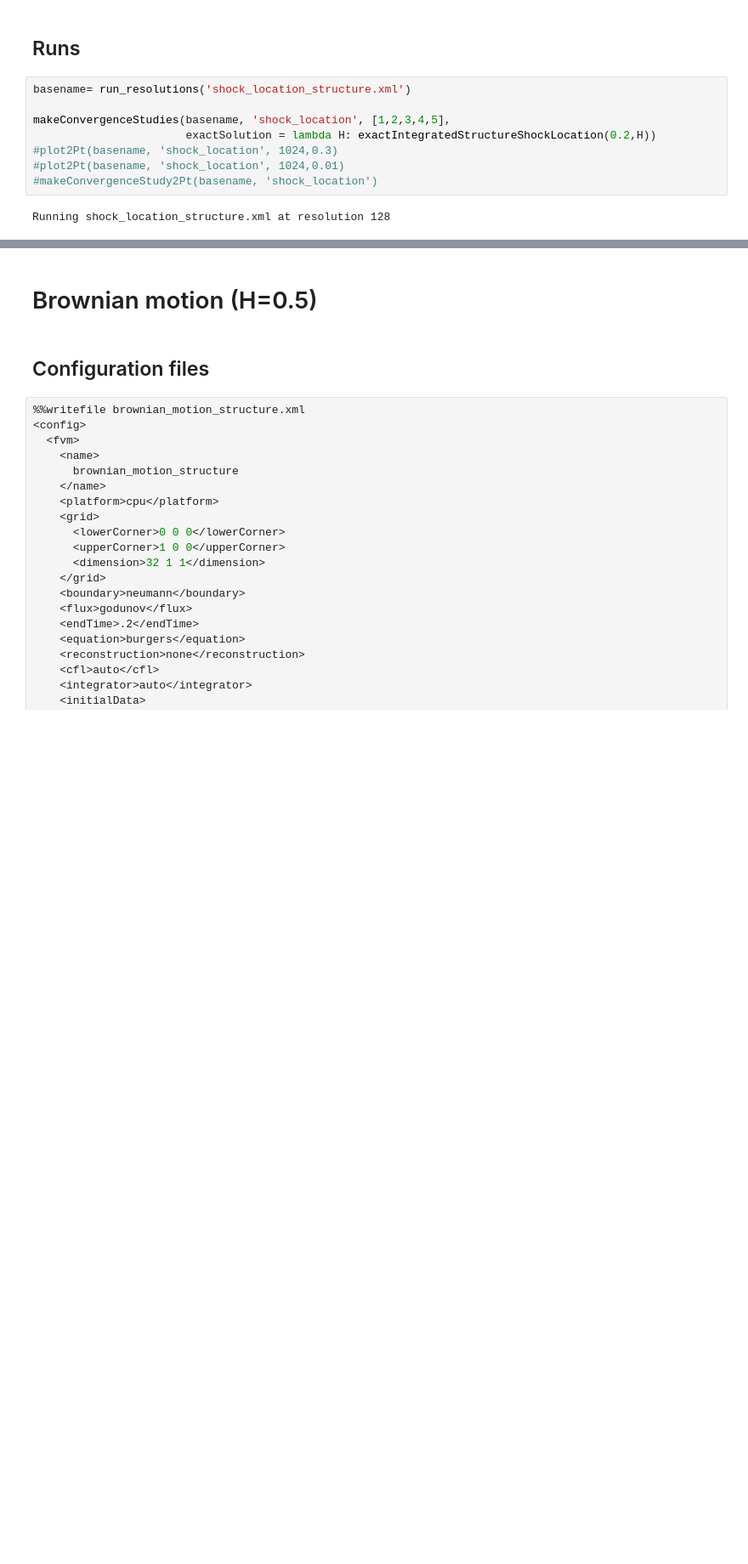
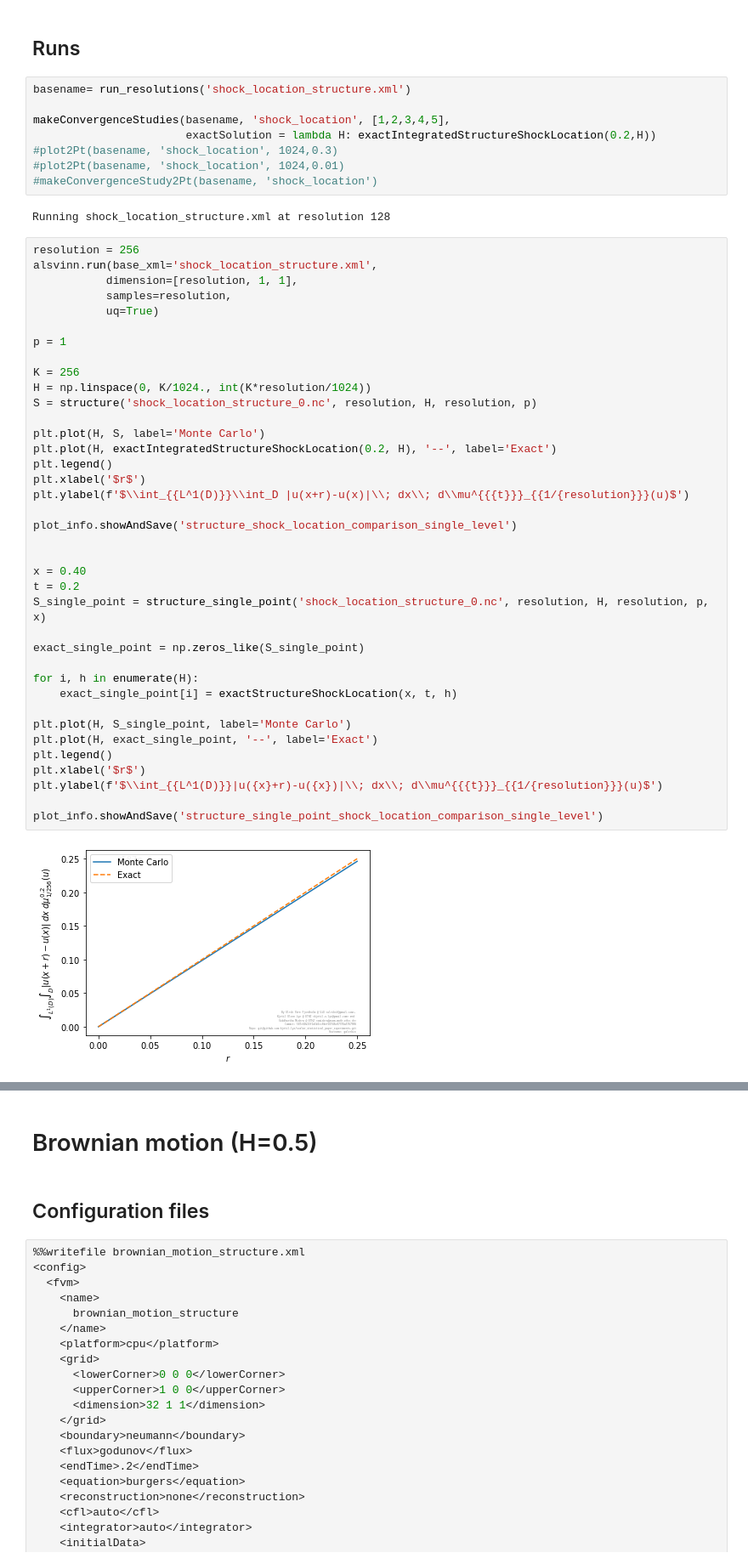
Before and after one commit to kjetil-lye/scalar_statistical_paper_experiments, a Jupyter notebook: notebooks/ComputingStructureAverage.ipynb, the cells around one changed output, grey strips where cells are left out. Shown: that part at 85% size. Drawn from its saved outputs; the diff is of its cells as text; blank space fills up the shorter version.

Commit message:
added single point comparision

```diff
--- a/notebooks/ComputingStructureAverage.ipynb
+++ b/notebooks/ComputingStructureAverage.ipynb
@@ -466,3 +491,43 @@ makeConvergenceStudies(basename, 'shock_location', [1,2,3,4,5],
 #makeConvergenceStudy2Pt(basename, 'shock_location')
 # %% [output]
 Running shock_location_structure.xml at resolution 128
+# %%
+resolution = 256
+alsvinn.run(base_xml='shock_location_structure.xml',
+           dimension=[resolution, 1, 1],
+           samples=resolution,
+           uq=True)
+
+p = 1
+
+K = 256
+H = np.linspace(0, K/1024., int(K*resolution/1024))
+S = structure('shock_location_structure_0.nc', resolution, H, resolution, p)
+
+plt.plot(H, S, label='Monte Carlo')
+plt.plot(H, exactIntegratedStructureShockLocation(0.2, H), '--', label='Exact')
+plt.legend()
+plt.xlabel('$r$')
+plt.ylabel(f'$\\int_{{L^1(D)}}\\int_D |u(x+r)-u(x)|\\; dx\\; d\\mu^{{{t}}}_{{1/{resolution}}}(u)$')
+
+plot_info.showAndSave('structure_shock_location_comparison_single_level')
+
+
+x = 0.40
+t = 0.2
+S_single_point = structure_single_point('shock_location_structure_0.nc', resolution, H, resolution, p, x)
+
+exact_single_point = np.zeros_like(S_single_point)
+
+for i, h in enumerate(H):
+    exact_single_point[i] = exactStructureShockLocation(x, t, h)
+
+plt.plot(H, S_single_point, label='Monte Carlo')
+plt.plot(H, exact_single_point, '--', label='Exact')
+plt.legend()
+plt.xlabel('$r$')
+plt.ylabel(f'$\\int_{{L^1(D)}}|u({x}+r)-u({x})|\\; dx\\; d\\mu^{{{t}}}_{{1/{resolution}}}(u)$')
+
+plot_info.showAndSave('structure_single_point_shock_location_comparison_single_level')
+# %% [output]
+[figure, added]
```
Also changed, not shown: parts of 6 cells of this notebook.
